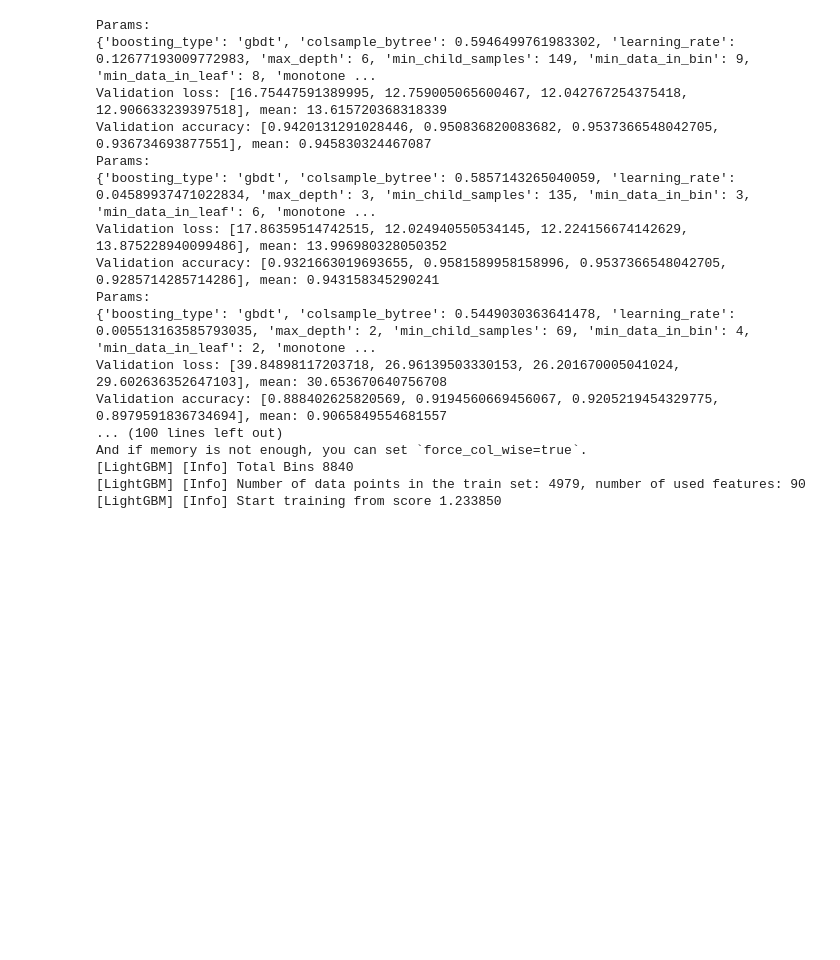
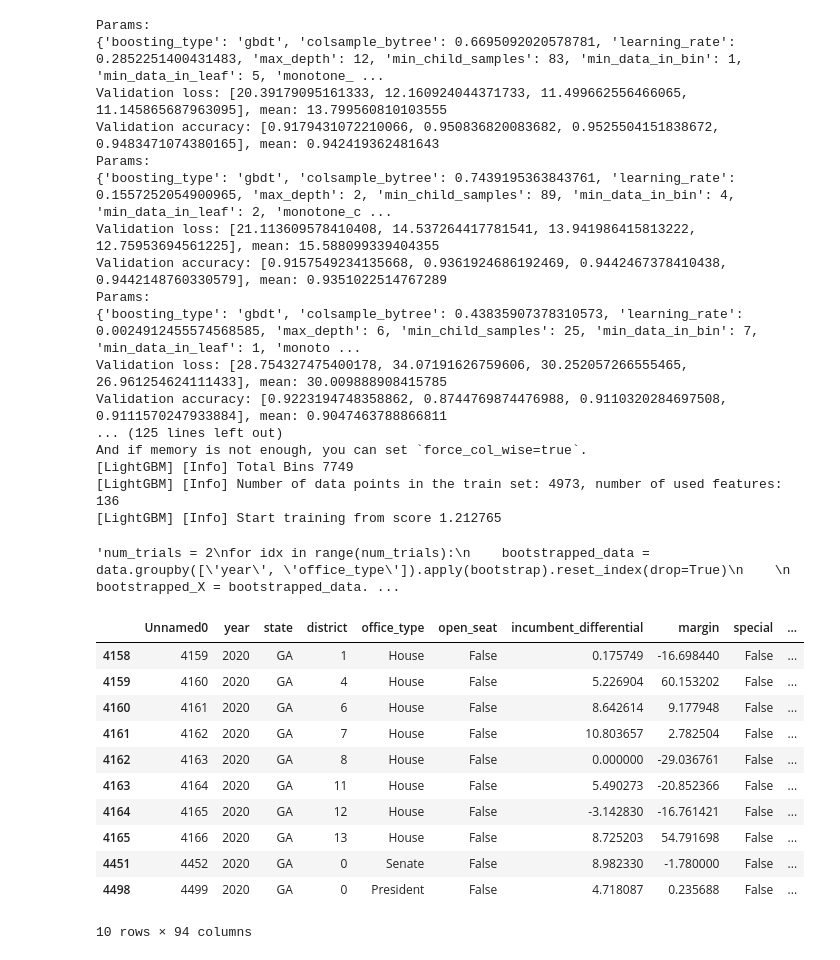
Before and after one commit to BPR-Data-Team/ElectionModel2024, a Jupyter notebook: code/ModelTraining.ipynb, the cells around one changed output. Saved outputs shown, nothing was run; the diff lists cells and outputs as text; code cells hidden in the pictures; blank space fills up the shorter version.

```diff
--- a/code/ModelTraining.ipynb
+++ b/code/ModelTraining.ipynb
@@ -181,7 +180,7 @@ before_processing_monotonic_columns = ['incumbent_differential', 'pvi', 'receipt
                                        'phone_unweighted', 'online_unweighted', 'receipts_genballot_interaction',
                                        'disbursements_genballot_interaction', 'poll_fundamental_average']
 
-monotonic_columns = ['num__' + name for name in before_processing_monotonic_columns]
+monotonic_columns = ['num__' + name for name in before_processing_monotonic_columns] + ['ord__final_rating']
 monotone_constraints = [1 if name in monotonic_columns else 0 for name in names_for_monotonicity]
 
 # Define the search space for Hyperopt
@@ -203,9 +202,9 @@ param_dist_lgbm = {
 }
 
 
-#optima_model(lgb.LGBMRegressor, param_dist_lgbm, data.drop(columns=['margin']), data['margin'])
+optima_model(lgb.LGBMRegressor, param_dist_lgbm, data.drop(columns=['margin']), data['margin'])
 
-num_trials = 2
+"""num_trials = 2
 for idx in range(num_trials):
     bootstrapped_data = data.groupby(['year', 'office_type']).apply(bootstrap).reset_index(drop=True)
 
@@ -218,21 +217,38 @@ for idx in range(num_trials):
     # Open a file to write in binary mode????
     with open(file_path, 'wb') as file:
         pkl.dump(trained_lgbm, file)
+"""
 # %% [output]
 Params:
-{'boosting_type': 'gbdt', 'colsample_bytree': 0.5946499761983302, 'learning_rate': 0.12677193009772983, 'max_depth': 6, 'min_child_samples': 149, 'min_data_in_bin': 9, 'min_data_in_leaf': 8, 'monotone ...
-Validation loss: [16.75447591389995, 12.759005065600467, 12.042767254375418, 12.906633239397518], mean: 13.615720368318339
-Validation accuracy: [0.9420131291028446, 0.950836820083682, 0.9537366548042705, 0.936734693877551], mean: 0.945830324467087
+{'boosting_type': 'gbdt', 'colsample_bytree': 0.6695092020578781, 'learning_rate': 0.2852251400431483, 'max_depth': 12, 'min_child_samples': 83, 'min_data_in_bin': 1, 'min_data_in_leaf': 5, 'monotone_ ...
+Validation loss: [20.39179095161333, 12.160924044371733, 11.499662556466065, 11.145865687963095], mean: 13.799560810103555
+Validation accuracy: [0.9179431072210066, 0.950836820083682, 0.9525504151838672, 0.9483471074380165], mean: 0.942419362481643
 Params:
-{'boosting_type': 'gbdt', 'colsample_bytree': 0.5857143265040059, 'learning_rate': 0.04589937471022834, 'max_depth': 3, 'min_child_samples': 135, 'min_data_in_bin': 3, 'min_data_in_leaf': 6, 'monotone ...
-Validation loss: [17.86359514742515, 12.024940550534145, 12.224156674142629, 13.875228940099486], mean: 13.996980328050352
-Validation accuracy: [0.9321663019693655, 0.9581589958158996, 0.9537366548042705, 0.9285714285714286], mean: 0.943158345290241
+{'boosting_type': 'gbdt', 'colsample_bytree': 0.7439195363843761, 'learning_rate': 0.1557252054900965, 'max_depth': 2, 'min_child_samples': 89, 'min_data_in_bin': 4, 'min_data_in_leaf': 2, 'monotone_c ...
+Validation loss: [21.113609578410408, 14.537264417781541, 13.941986415813222, 12.75953694561225], mean: 15.588099339404355
+Validation accuracy: [0.9157549234135668, 0.9361924686192469, 0.9442467378410438, 0.9442148760330579], mean: 0.9351022514767289
 Params:
-{'boosting_type': 'gbdt', 'colsample_bytree': 0.5449030363641478, 'learning_rate': 0.005513163585793035, 'max_depth': 2, 'min_child_samples': 69, 'min_data_in_bin': 4, 'min_data_in_leaf': 2, 'monotone ...
-Validation loss: [39.84898117203718, 26.96139503330153, 26.201670005041024, 29.602636352647103], mean: 30.653670640756708
-Validation accuracy: [0.888402625820569, 0.9194560669456067, 0.9205219454329775, 0.8979591836734694], mean: 0.9065849554681557
-... (100 lines left out)
+{'boosting_type': 'gbdt', 'colsample_bytree': 0.43835907378310573, 'learning_rate': 0.0024912455574568585, 'max_depth': 6, 'min_child_samples': 25, 'min_data_in_bin': 7, 'min_data_in_leaf': 1, 'monoto ...
+Validation loss: [28.754327475400178, 34.07191626759606, 30.252057266555465, 26.961254624111433], mean: 30.009888908415785
+Validation accuracy: [0.9223194748358862, 0.8744769874476988, 0.9110320284697508, 0.9111570247933884], mean: 0.9047463788866811
+... (125 lines left out)
 And if memory is not enough, you can set `force_col_wise=true`.
-[LightGBM] [Info] Total Bins 8840
-[LightGBM] [Info] Number of data points in the train set: 4979, number of used features: 90
-[LightGBM] [Info] Start training from score 1.233850
+[LightGBM] [Info] Total Bins 7749
+[LightGBM] [Info] Number of data points in the train set: 4973, number of used features: 136
+[LightGBM] [Info] Start training from score 1.212765
+'num_trials = 2\nfor idx in range(num_trials):\n    bootstrapped_data = data.groupby([\'year\', \'office_type\']).apply(bootstrap).reset_index(drop=True)\n    \n    bootstrapped_X = bootstrapped_data. ...
+# %%
+data.loc[(data['year'] == 2020) & (data['state'] == "GA")]
+# %% [output]
+|  | Unnamed0 | year | state | district | office_type | open_seat | incumbent_differential | margin | special | ... |
+| 4158 | 4159 | 2020 | GA | 1 | House | False | 0.175749 | -16.698440 | False | ... |
+| 4159 | 4160 | 2020 | GA | 4 | House | False | 5.226904 | 60.153202 | False | ... |
+| 4160 | 4161 | 2020 | GA | 6 | House | False | 8.642614 | 9.177948 | False | ... |
+| 4161 | 4162 | 2020 | GA | 7 | House | False | 10.803657 | 2.782504 | False | ... |
+| 4162 | 4163 | 2020 | GA | 8 | House | False | 0.000000 | -29.036761 | False | ... |
+| 4163 | 4164 | 2020 | GA | 11 | House | False | 5.490273 | -20.852366 | False | ... |
+| 4164 | 4165 | 2020 | GA | 12 | House | False | -3.142830 | -16.761421 | False | ... |
+| 4165 | 4166 | 2020 | GA | 13 | House | False | 8.725203 | 54.791698 | False | ... |
+| 4451 | 4452 | 2020 | GA | 0 | Senate | False | 8.982330 | -1.780000 | False | ... |
+| 4498 | 4499 | 2020 | GA | 0 | President | False | 4.718087 | 0.235688 | False | ... |
+10 rows × 94 columns
```
Also changed, not shown: parts of 1 cell of this notebook, 26 other files.
